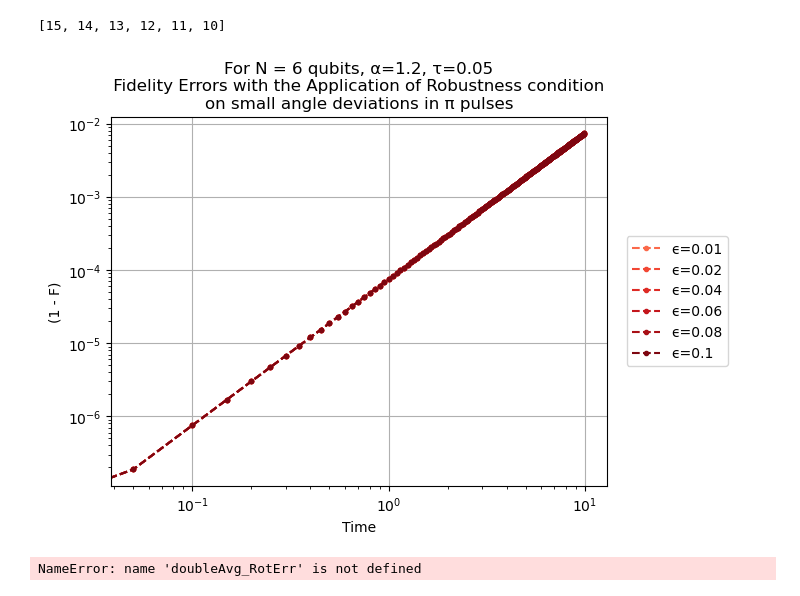
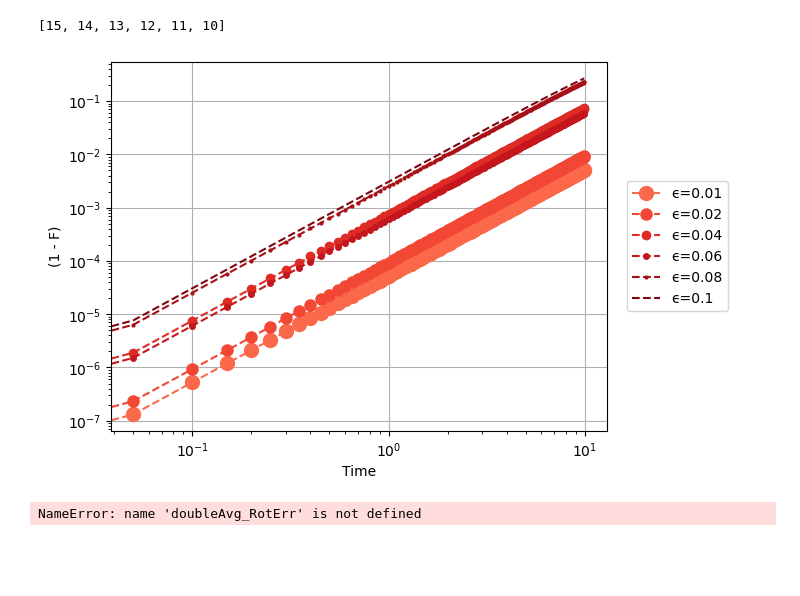
Before and after one commit to JessicaJohnBritto/WalshPulseSeq, a Jupyter notebook: Initial Codes/Section_3_Final-2.ipynb, the cells around one changed output. Drawn from its saved outputs; the diff is of its cells as text; code cells hidden in the pictures; blank space fills up the shorter version.

Commit message:
Trying Rotational Error Part again

```diff
--- a/Initial Codes/Section_3_Final-2.ipynb
+++ b/Initial Codes/Section_3_Final-2.ipynb
@@ -144,12 +144,13 @@ def WF_WIList(params, **kwargs):
     for i, ps_k in enumerate(pseq_k):
         for j, paulop in enumerate(lstPaulOp):
             if 'rotational_angle_err' in kwargs and kwargs['rotational_angle_err'] == True:
-                s = params['WF_Wx'][j][i]
-                # pseq_k[i] += [expm(-0.5j*(np.pi + params['deltaError_list'][j])*paulop[i])]
-                pseq_k[i] += [expm(-0.5j*(np.pi)*paulop[i])]
+                # s = params['WF_Wx'][j][i]
+                # pseq_k[i] += [expm(-0.5j*s*(np.pi + params['deltaError_list'][j])*paulop[i])]
+                pseq_k[i] += [expm(-0.5j*(np.pi + params['deltaError_list'][j])*paulop[i])]
             elif 'doubleAvg' in kwargs and kwargs['doubleAvg'] == True:
                 s = kwargs['WF_We_l'][j]
-                pseq_k[i] += [expm(-0.5j*(np.pi + params['deltaError_list'][j])*s*paulop[i])]
+                # pseq_k[i] += [expm(-0.5j*(np.pi + params['deltaError_list'][j])*s*paulop[i])]
+                pseq_k[i] += [expm(-0.5j*(np.pi)*s*paulop[i])]
             elif 'rotational_angle_err' in kwargs and kwargs['rotational_angle_err'] == False:
                 pseq_k[i] += [paulop[i]]
     for i, ps_k in enumerate(pseq_k):
@@ -305,37 +306,37 @@ colors2 = plt.cm.Reds(np.linspace(0.5, 0.95, len(params['err_list'])))
 
 for alpha in params['alpha_list']:
     for tau in params['tau_list']:
-        # cls = 10
+        cls = 10
         for i, err in enumerate(params['err_list']):
             params['err'], params['alpha'] = err, alpha
             num_list = np.linspace(-params['err'], params['err'], 2*params['N'])
             params['deltaError_list'] = np.random.choice(num_list, params['N'], replace=False)
             # params['deltaError_list'] = [0 for _ in range(params['N'])]
             psi_t, F, uOp, t = [], [], [], []
             params['tau'] = tau
 
             # With Double_Avg
             # uOp, t = doubleAvg_RotErr(params, TFH = True)
             # psi_t = [normalizeWF(u@psi_nm) for i,u in enumerate(uOp)]
             # F = [1-np.power(np.abs(np.vdot(psi_nm, pt)), 2) for pt in psi_t]
             # plt.plot(t, F, "--o", label = f"ϵ={params['err']}", ms=cls, color = colors1[i])
             params['pulses'] = WF_WIList(params, Wx = params['Wx'], Wy = params['Wy'], rotational_angle_err = True)
             uOp, t = WPSeq_TimeEvolOp(params)
             psi_t = [normalizeWF(u@psi_nm) for i,u in enumerate(uOp)]
             F = [1-np.power(np.abs(np.vdot(psi_nm, pt)), 2) for pt in psi_t]
             plt.plot(t, F, "--o", label = f"ϵ={params['err']}", ms=cls, color = colors2[i])
-            # cls -=2
+            cls -=2
             plt.yscale("log")
             plt.xscale("log")
             plt.legend()
             plt.xlabel("Time")
             plt.ylabel("(1 - F)")
-            plt.title(f"For N = {params['N']} qubits, α={params['alpha']}, τ={params['tau']}\n Fidelity Errors with the Application of Robustness condition \non small angle deviations in π pulses")
+            # plt.title(f"For N = {params['N']} qubits, α={params['alpha']}, τ={params['tau']}\n Fidelity Errors with the Application of Robustness condition \non small angle deviations in π pulses")
             plt.grid('on')
         plt.legend(bbox_to_anchor=(1.04, 0.5), loc="center left", borderaxespad=0)
         plt.show()
 # %% [output]
-[figure, old version]
+[figure, new version]
 # %%
 # Initial Script
 ## With double_avg on PulseRotational_Angle, rotational angle errors and no errors in Pulses
```
